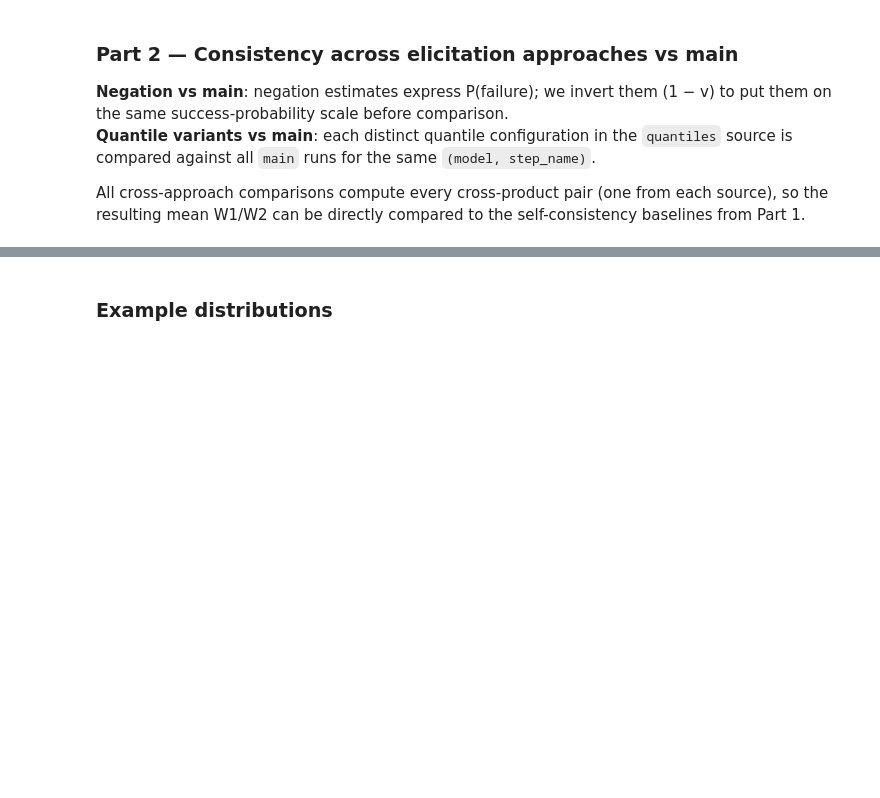
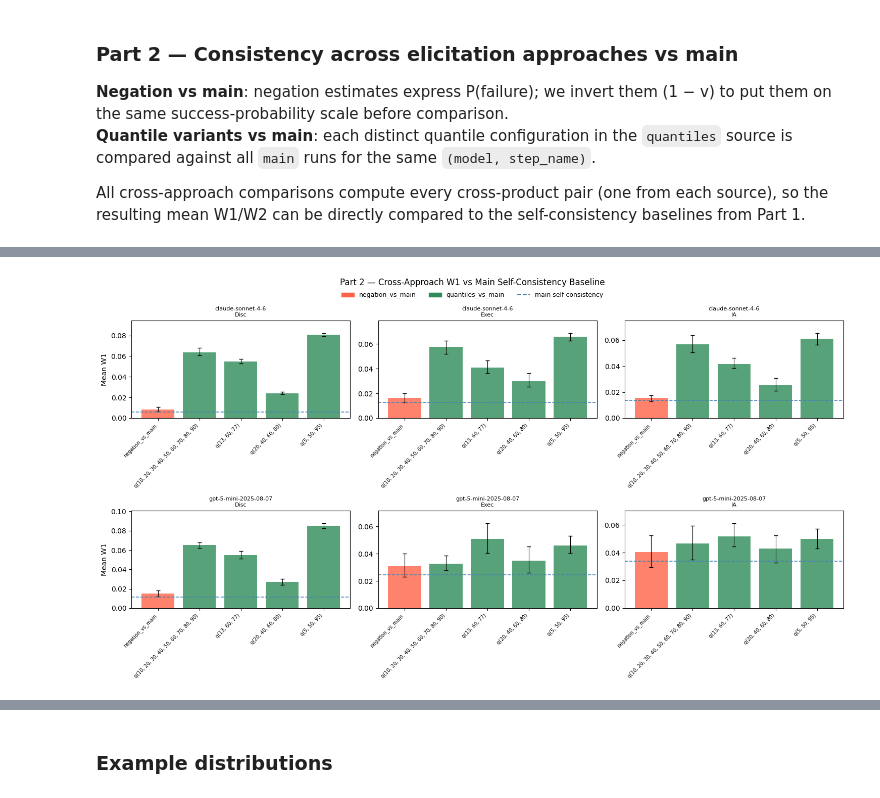
Before and after one commit to safer-ai/LLM_elicitation, a Jupyter notebook: consistency_checks/consistency_experiments.ipynb, the cells around one changed output, grey strips where cells are left out. Saved outputs shown, nothing was run; the diff lists cells and outputs as text; code cells hidden in the pictures; blank space fills up the shorter version.

```diff
--- a/consistency_checks/consistency_experiments.ipynb
+++ b/consistency_checks/consistency_experiments.ipynb
@@ -340,10 +438,12 @@ for (model, step_name), main_grp in main_df.groupby(["model", "step_name"]):
     ]
     if neg_grp.empty:
         continue
+    n = min(len(main_grp), len(neg_grp))
     m = compute_pairwise_metrics(
-        main_grp.reset_index(drop=True),
-        neg_grp.reset_index(drop=True),
-        #include_beta=True
+        main_grp.sample(n, random_state=42).reset_index(drop=True),
+        neg_grp.sample(n, random_state=42).reset_index(drop=True),
+        include_beta=True,
+        compute_ci=True,
     )
     rows_2.append({
         "comparison": "negation_vs_main",
@@ -364,10 +464,12 @@ for (model, step_name, qconfig), q_grp in quant_df.groupby(
     ]
     if main_grp.empty:
         continue
+    n = min(len(main_grp), len(q_grp))
     m = compute_pairwise_metrics(
-        main_grp.reset_index(drop=True),
-        q_grp.reset_index(drop=True),
-        #include_beta=True
+        main_grp.sample(n, random_state=42).reset_index(drop=True),
+        q_grp.sample(n, random_state=42).reset_index(drop=True),
+        include_beta=True,
+        compute_ci=True,
     )
     rows_2.append({
         "comparison": "quantiles_vs_main",
@@ -459,0 +512,71 @@ plt.show()
+# %%
+# ── Part 2: visualise cross-approach vs self-consistency baseline (W1) ────────
+
+cross_df["step_short"] = cross_df["step_name"].map(STEP_SHORT).fillna(cross_df["step_name"])
+cross_df["condition"] = cross_df.apply(
+    lambda r: r["comparison"] if r["quantile_config"] == "—"
+    else f"q{r['quantile_config']}",
+    axis=1,
+)
+
+# Self-consistency baseline for main (mean W1 per model + step)
+main_sc = (
+    sc_df[sc_df["source"] == "main"]
+    .groupby(["model", "step_short"])["w1"]
+    .mean()
+    .reset_index()
+    .rename(columns={"w1": "w1_baseline"})
+)
+
+fig, axes = plt.subplots(len(models), len(steps),
+                         figsize=(5 * len(steps), 4 * len(models)),
+                         squeeze=False)
+
+COMP_COLOR = {"negation_vs_main": "tomato", "quantiles_vs_main": "seagreen"}
+
+for row_i, model in enumerate(models):
+    for col_i, step in enumerate(steps):
+        ax = axes[row_i][col_i]
+        sub = cross_df[
+            (cross_df["model"] == model) & (cross_df["step_short"] == step)
+        ].sort_values("condition")
+
+        colors = [COMP_COLOR[c] for c in sub["comparison"]]
+        xs = range(len(sub))
+        ax.bar(xs, sub["w1"], color=colors, alpha=0.8)
+        ax.errorbar(
+            xs, sub["w1"],
+            yerr=[sub["w1"] - sub["w1_ci_lower"], sub["w1_ci_upper"] - sub["w1"]],
+            fmt="none", color="black", capsize=3, linewidth=0.8,
+        )
+        ax.set_xticks(xs)
+        ax.set_xticklabels(sub["condition"], rotation=45, ha="right", fontsize=7)
+
+        # dashed baseline: self-consistency of main
+        bl = main_sc.loc[
+            (main_sc["model"] == model) & (main_sc["step_short"] == step),
+            "w1_baseline",
+        ]
+        if not bl.empty:
+            ax.axhline(bl.values[0], color="steelblue", linestyle="--",
+                       linewidth=1.2, label="main self-consistency")
+
+        top = (sub["w1_ci_upper"]).max() * 1.15
+        ax.set_ylim(bottom=0, top=top if not np.isnan(top) else None)
+        ax.set_title(f"{model}\n{step}", fontsize=8)
+        if col_i == 0:
+            ax.set_ylabel("Mean W1")
+
+legend_elements = [
+    Patch(color="tomato",    label="negation_vs_main"),
+    Patch(color="seagreen",  label="quantiles_vs_main"),
+    Line2D([0], [0], color="steelblue", linestyle="--", label="main self-consistency"),
+]
+fig.legend(handles=legend_elements, loc="upper center",
+           bbox_to_anchor=(.5, .99), ncol=len(legend_elements),
+           frameon=False, fontsize=9)
+fig.suptitle("Part 2 — Cross-Approach W1 vs Main Self-Consistency Baseline", y=1.01, fontsize=12)
+plt.tight_layout()
+plt.show()
+# %% [output]
+[figure, added]
```
Also changed, not shown: parts of 16 cells of this notebook, 1 other file.
